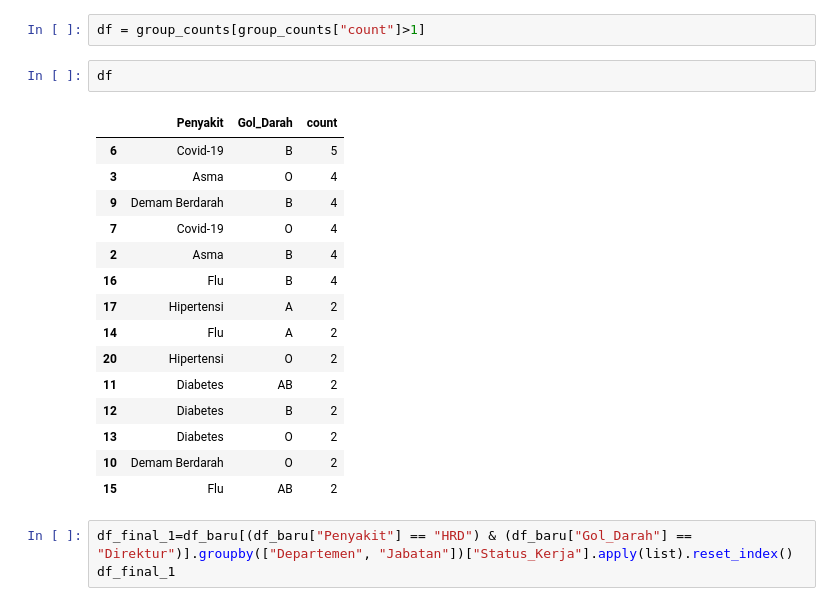
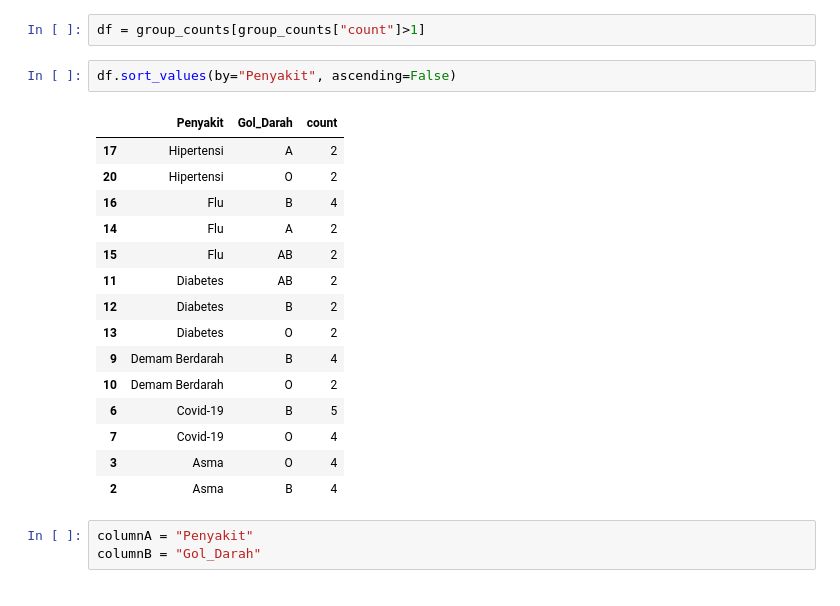
Before and after one commit to diosamuel/data_anonym_task, a Jupyter notebook: DataAnonymity.ipynb, the cells around one changed output. Cells and saved outputs as stored; diff of their text form.

```diff
--- a/DataAnonymity.ipynb
+++ b/DataAnonymity.ipynb
@@ -698,24 +698,24 @@ quasi_identifiers = ["Penyakit", "Gol_Darah"]
 group_counts = df_baru.groupby(quasi_identifiers).size().reset_index(name="count").sort_values(by="count", ascending=False)
 # %%
 df = group_counts[group_counts["count"]>1]
-# %%
-df
-# %% [output]
-|  | Penyakit | Gol_Darah | count |
-| 6 | Covid-19 | B | 5 |
-| 3 | Asma | O | 4 |
-| 9 | Demam Berdarah | B | 4 |
-| 7 | Covid-19 | O | 4 |
-| 2 | Asma | B | 4 |
-| 16 | Flu | B | 4 |
-| 17 | Hipertensi | A | 2 |
-| 14 | Flu | A | 2 |
-| 20 | Hipertensi | O | 2 |
-| 11 | Diabetes | AB | 2 |
-| 12 | Diabetes | B | 2 |
-| 13 | Diabetes | O | 2 |
-| 10 | Demam Berdarah | O | 2 |
-| 15 | Flu | AB | 2 |
-# %%
-df_final_1=df_baru[(df_baru["Penyakit"] == "HRD") & (df_baru["Gol_Darah"] == "Direktur")].groupby(["Departemen", "Jabatan"])["Status_Kerja"].apply(list).reset_index()
-df_final_1
+# %%
+df.sort_values(by="Penyakit", ascending=False)
+# %% [output]
+|  | Penyakit | Gol_Darah | count |
+| 17 | Hipertensi | A | 2 |
+| 20 | Hipertensi | O | 2 |
+| 16 | Flu | B | 4 |
+| 14 | Flu | A | 2 |
+| 15 | Flu | AB | 2 |
+| 11 | Diabetes | AB | 2 |
+| 12 | Diabetes | B | 2 |
+| 13 | Diabetes | O | 2 |
+| 9 | Demam Berdarah | B | 4 |
+| 10 | Demam Berdarah | O | 2 |
+| 6 | Covid-19 | B | 5 |
+| 7 | Covid-19 | O | 4 |
+| 3 | Asma | O | 4 |
+| 2 | Asma | B | 4 |
+# %%
+columnA = "Penyakit"
+columnB = "Gol_Darah"
```
Also changed, not shown: parts of 7 cells of this notebook.
